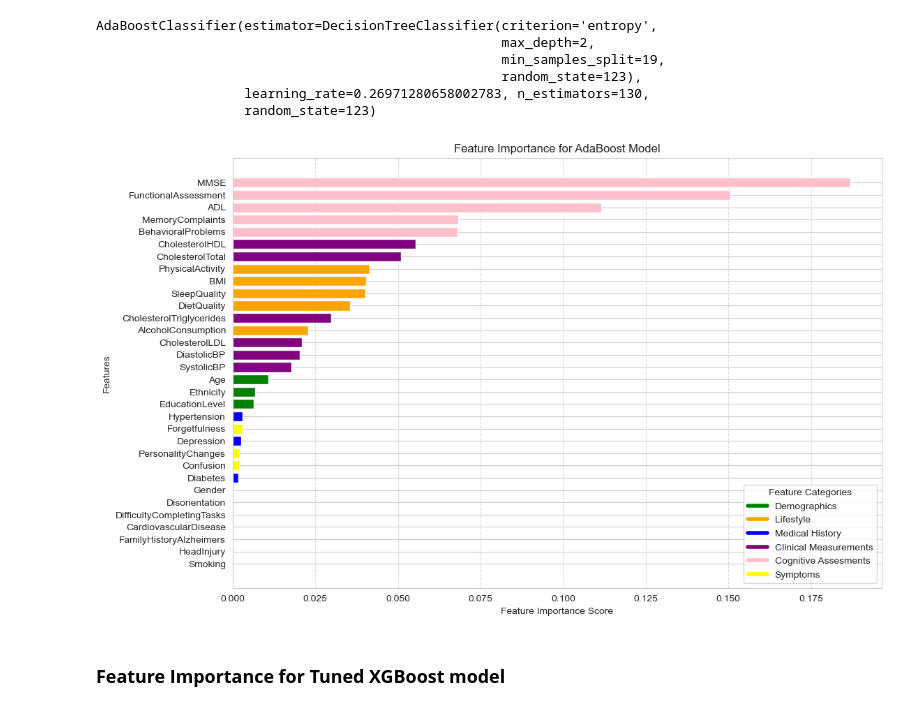
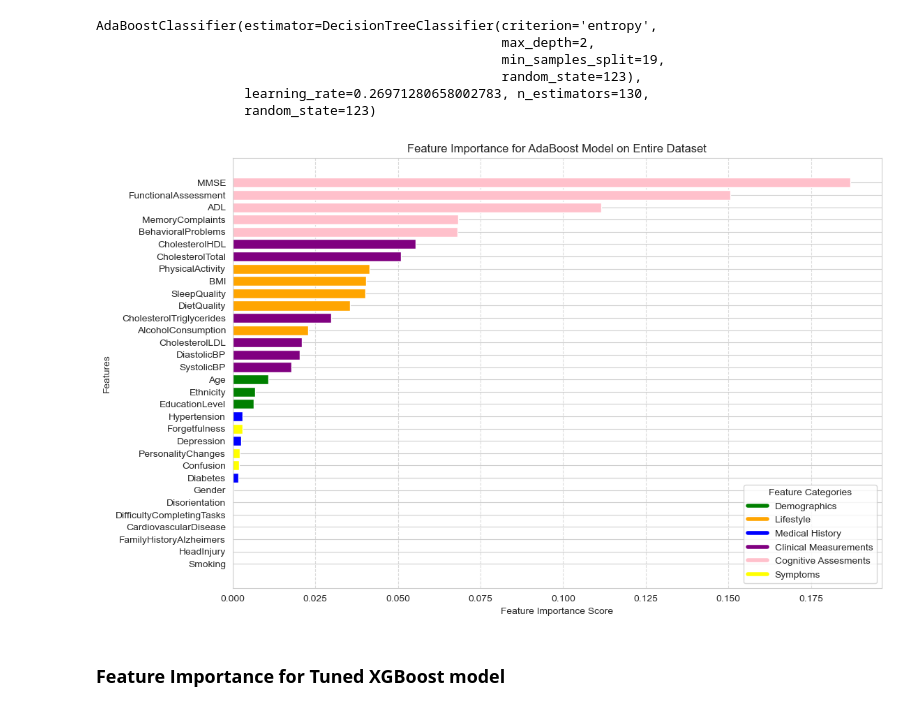
Before and after one commit to mgamankwah/alzheimers_risk_prediction, a Jupyter notebook: scripts/Feature_importance_Entrie_Dataset_Mercy.ipynb, the cells around one changed output. Saved outputs shown, nothing was run; the diff lists cells and outputs as text; code cells hidden in the pictures.

```diff
--- a/scripts/Feature_importance_Entrie_Dataset_Mercy.ipynb
+++ b/scripts/Feature_importance_Entrie_Dataset_Mercy.ipynb
@@ -124,18 +124,18 @@ sorted_colors = [
 # %%
 # Plot feature importances
 plt.figure(figsize=(12, 8))
 plt.barh(sorted_features, sorted_importances, align='center', color=sorted_colors)
-plt.title("Feature Importance for AdaBoost Model")
+plt.title("Feature Importance for AdaBoost Model on Entire Dataset")
 plt.xlabel("Feature Importance Score")
 plt.ylabel("Features")
 plt.gca().invert_yaxis()
 plt.grid(axis='x', linestyle='--', alpha=0.7)
 plt.legend(loc='lower right', handles=[plt.Line2D([0], [0], color=color, lw=4, label=label)
 for label, color in category_colors.items()],
                title="Feature Categories")
 plt.show()
 # %% [output]
-[figure, old version]
+[figure, new version]
 # %% [markdown]
 ### **Feature Importance for Tuned XGBoost model**
 # %%
```
Also changed, not shown: parts of 1 cell of this notebook, 1 other file.
